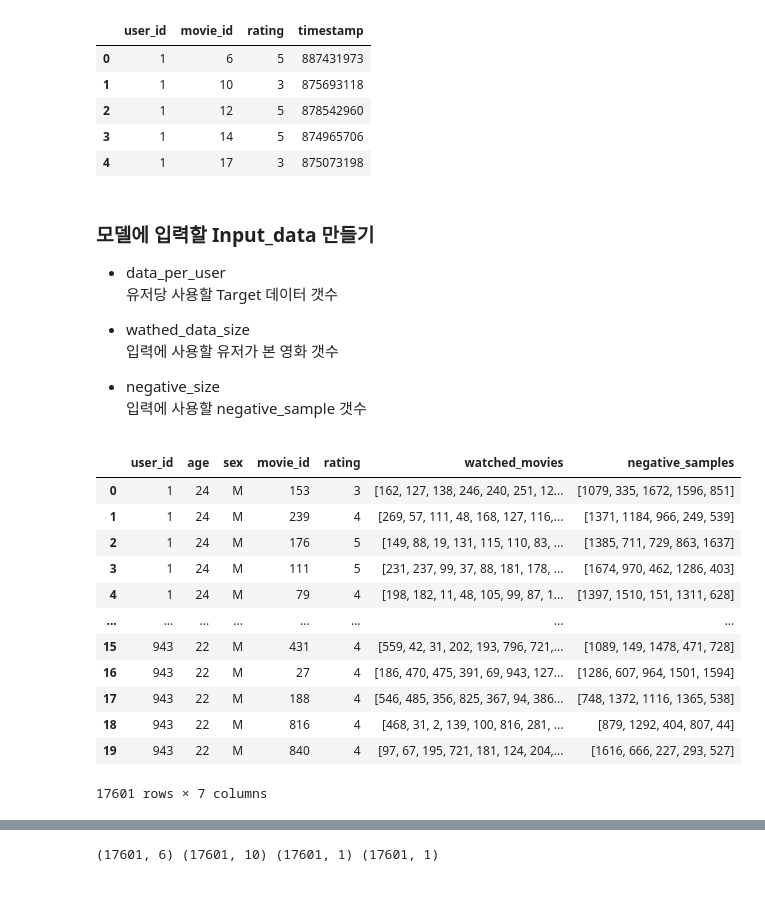
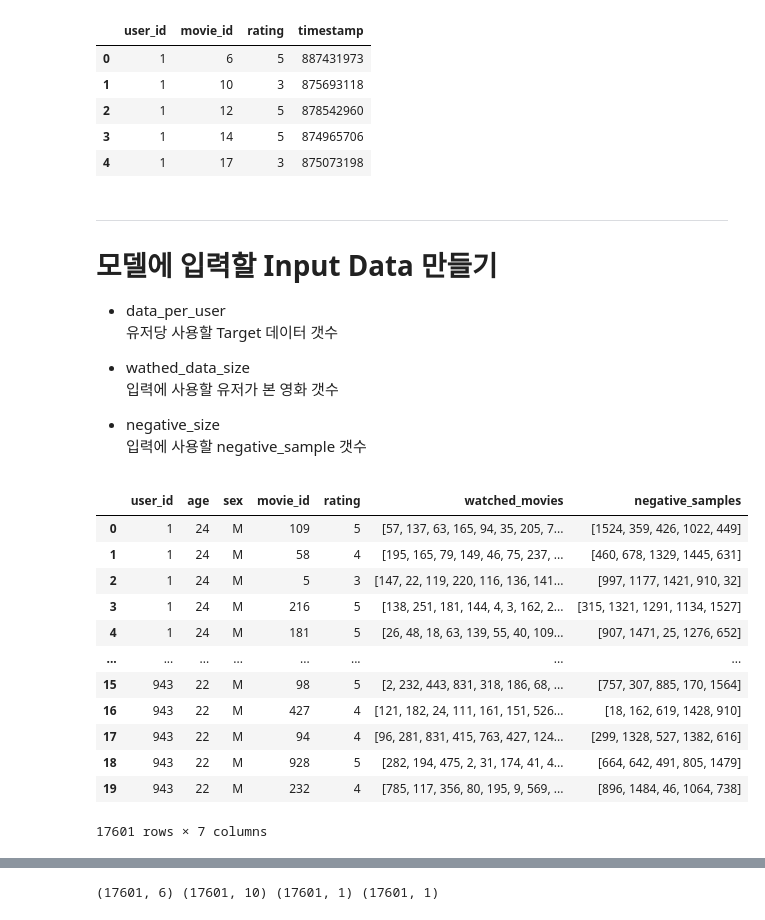
Before and after one commit to Dryjelly/Youtube_Recommendation_tf_keras, a Jupyter notebook: recommendation.ipynb, the cells around one changed output, grey strips where cells are left out. Saved outputs shown, nothing was run; the diff lists cells and outputs as text; code cells hidden in the pictures; blank space fills up the shorter version.

```diff
--- a/recommendation.ipynb
+++ b/recommendation.ipynb
@@ -73,7 +75,8 @@ test_rating_data.head()
 | 3 | 1 | 14 | 5 | 874965706 |
 | 4 | 1 | 17 | 3 | 875073198 |
 # %% [markdown]
-### 모델에 입력할 Input_data 만들기
+___
+# 모델에 입력할 Input Data 만들기
 
 - data_per_user
 유저당 사용할 Target 데이터 갯수
@@ -84,40 +87,60 @@ test_rating_data.head()
 - negative_size
 입력에 사용할 negative_sample 갯수
 # %%
-data_per_user = 20#20
-wathed_data_size = 10#5
-negative_size = 5#2 # big 2-5 small 5-20
+data_per_user = 20
+wathed_data_size = 10
+negative_size = 5 # big: 2-5 / small: 5-20
 
 # -------------------------
+'''
+marge user data and rating data.
+user 데이터와 rating 데이터 병합.
 
+Since it is a system that recommends movies for users, movies with scores of less than 3 stars are excluded.
+유저에게 적합한 영화를 추천하는 시스템 이므로 3점 미만 점수를 준 영화는 제외한다.
+'''
 train_dataset = pd.merge(user_data[['user_id','age','sex']], rating_data[['user_id','movie_id','rating']][rating_data.rating >= 3], on='user_id')
 
+'''
+Select sample as many as 'data_per_user', delete user less than 'data_per_user'.
+'data_per_user' 만큼 선택, 'data_per_user' 미만 개수 user 삭제.
+'''
 train_dataset = train_dataset.groupby('user_id', group_keys=False).apply(
     lambda x : x.sample(n=data_per_user).reset_index(drop=True)
     if len(x) >= data_per_user
     else x.reset_index(drop=True))
 
+'''
+Select watched movies as many as 'wathed_data_size'.
+본 영화를 'wathed_data_size' 만큼 선택.
+'''
 train_dataset['watched_movies'] = train_dataset['user_id'].apply(
     lambda x : rating_data[rating_data.user_id == x]['movie_id'].sample(n=wathed_data_size).tolist()
     if len(rating_data[rating_data.user_id == x]['movie_id'])>= wathed_data_size
     else rating_data[rating_data.user_id == x]['movie_id'].tolist())
     #else rating_data[rating_data.user_id == x]['movie_id'].sample(n=wathed_data_size, replace=True).tolist())
 
+'''
+negative sampling
+
+!!! It's not an accurate negative sampling because it's just random, needs to be modified !!!
+!!! 단순히 랜덤으로 뽑았으므로 정확한 negative sampling 아님, 수정 필요 !!!
+'''
 train_dataset['negative_samples'] = np.random.choice(len(movie_data)+1, (len(train_dataset),negative_size)).tolist() # +1 : 마지막 영화 ID도 포함
 
 train_dataset
 # %% [output]
 |  | user_id | age | sex | movie_id | rating | watched_movies | negative_samples |
-| 0 | 1 | 24 | M | 153 | 3 | [162, 127, 138, 246, 240, 251, 12... | [1079, 335, 1672, 1596, 851] |
-| 1 | 1 | 24 | M | 239 | 4 | [269, 57, 111, 48, 168, 127, 116,... | [1371, 1184, 966, 249, 539] |
-| 2 | 1 | 24 | M | 176 | 5 | [149, 88, 19, 131, 115, 110, 83, ... | [1385, 711, 729, 863, 1637] |
-| 3 | 1 | 24 | M | 111 | 5 | [231, 237, 99, 37, 88, 181, 178, ... | [1674, 970, 462, 1286, 403] |
-| 4 | 1 | 24 | M | 79 | 4 | [198, 182, 11, 48, 105, 99, 87, 1... | [1397, 1510, 151, 1311, 628] |
+| 0 | 1 | 24 | M | 109 | 5 | [57, 137, 63, 165, 94, 35, 205, 7... | [1524, 359, 426, 1022, 449] |
+| 1 | 1 | 24 | M | 58 | 4 | [195, 165, 79, 149, 46, 75, 237, ... | [460, 678, 1329, 1445, 631] |
+| 2 | 1 | 24 | M | 5 | 3 | [147, 22, 119, 220, 116, 136, 141... | [997, 1177, 1421, 910, 32] |
+| 3 | 1 | 24 | M | 216 | 5 | [138, 251, 181, 144, 4, 3, 162, 2... | [315, 1321, 1291, 1134, 1527] |
+| 4 | 1 | 24 | M | 181 | 5 | [26, 48, 18, 63, 139, 55, 40, 109... | [907, 1471, 25, 1276, 652] |
 | ... | ... | ... | ... | ... | ... | ... | ... |
-| 15 | 943 | 22 | M | 431 | 4 | [559, 42, 31, 202, 193, 796, 721,... | [1089, 149, 1478, 471, 728] |
-| 16 | 943 | 22 | M | 27 | 4 | [186, 470, 475, 391, 69, 943, 127... | [1286, 607, 964, 1501, 1594] |
-| 17 | 943 | 22 | M | 188 | 4 | [546, 485, 356, 825, 367, 94, 386... | [748, 1372, 1116, 1365, 538] |
-| 18 | 943 | 22 | M | 816 | 4 | [468, 31, 2, 139, 100, 816, 281, ... | [879, 1292, 404, 807, 44] |
-| 19 | 943 | 22 | M | 840 | 4 | [97, 67, 195, 721, 181, 124, 204,... | [1616, 666, 227, 293, 527] |
+| 15 | 943 | 22 | M | 98 | 5 | [2, 232, 443, 831, 318, 186, 68, ... | [757, 307, 885, 170, 1564] |
+| 16 | 943 | 22 | M | 427 | 4 | [121, 182, 24, 111, 161, 151, 526... | [18, 162, 619, 1428, 910] |
+| 17 | 943 | 22 | M | 94 | 4 | [96, 281, 831, 415, 763, 427, 124... | [299, 1328, 527, 1382, 616] |
+| 18 | 943 | 22 | M | 928 | 5 | [282, 194, 475, 2, 31, 174, 41, 4... | [664, 642, 491, 805, 1479] |
+| 19 | 943 | 22 | M | 232 | 4 | [785, 117, 356, 80, 195, 9, 569, ... | [896, 1484, 46, 1064, 738] |
 17601 rows × 7 columns
 # %%
```
Also changed, not shown: parts of 21 cells of this notebook, 2 other files.
